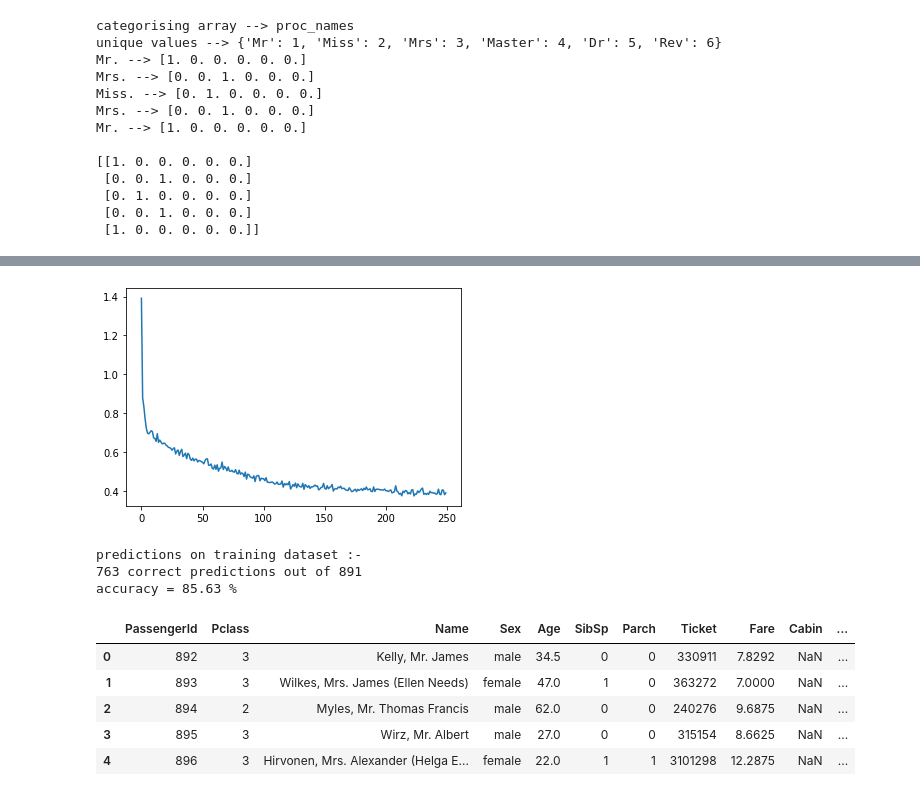
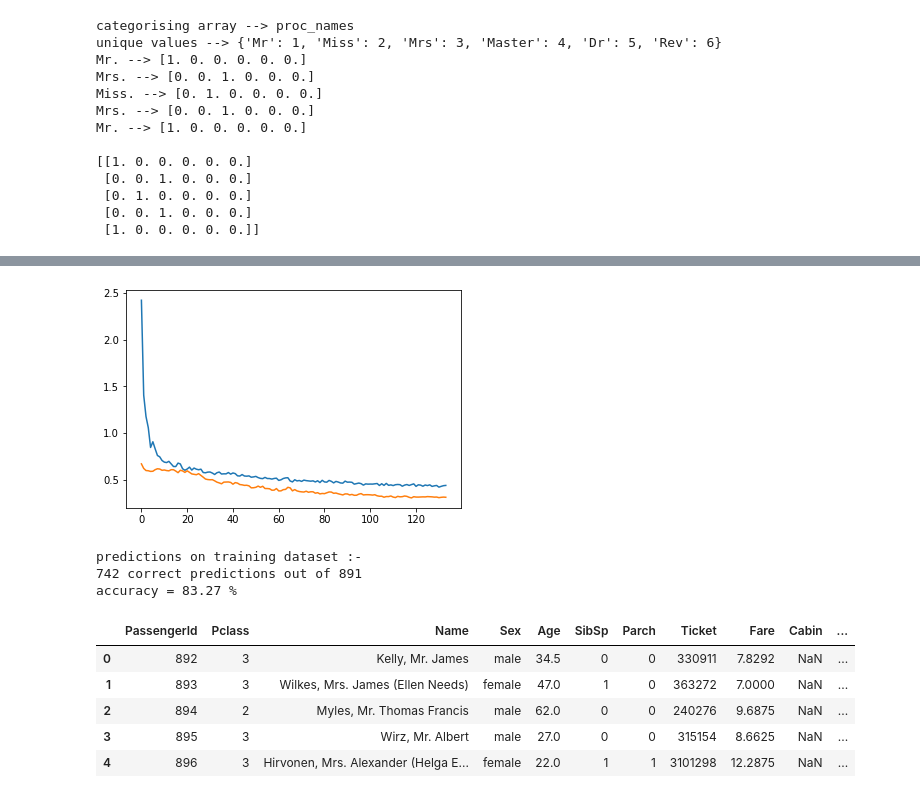
Before and after one commit to dvsh243/Kaggle-Projects, a Jupyter notebook: Titanic Survival Prediction/titanic_.ipynb, the cells around one changed output, grey strips where cells are left out. Drawn from its saved outputs; the diff is of its cells as text; code cells hidden in the pictures.

```diff
--- a/Titanic Survival Prediction/titanic_.ipynb
+++ b/Titanic Survival Prediction/titanic_.ipynb
@@ -247,7 +247,8 @@ for i in range(len(raw_sex)):
     temp = [
         p_class[i], imputed_age[i],
         siblings[i], parents[i],
-        fare[i], cat_cabin[i]
+        fare[i]
+        # cat_cabin[i]
     ]
     temp.extend(cat_sex[i])
     temp.extend(cat_region[i])
@@ -301,15 +297,15 @@ model.compile(
 from tensorflow.keras.callbacks import EarlyStopping
 
 early_stopping = EarlyStopping(
-    monitor='loss',
-    min_delta=0.0003,
-    patience=40,
+    monitor='val_loss',
+    min_delta=0.0001,
+    patience=15,
     restore_best_weights=False,
 )
 # %%
 history = model.fit(
     train_x, train_y,
-    # validation_split=0.1,
+    validation_split=0.06,
     callbacks=[early_stopping],
     epochs=250,
     verbose=2
@@ -338,12 +334,12 @@ Epoch 250/250
 # %%
 import matplotlib.pyplot as plt
 
 # plt.plot( history.history['accuracy'] )
 plt.plot( history.history['loss'] )
-# plt.plot( history.history['val_loss'] )
+plt.plot( history.history['val_loss'] )
 plt.show()
 # %% [output]
-[figure, old version]
+[figure, new version]
 # %%
 # predicting on the testing data
 
@@ -364,8 +360,8 @@ print(f"{correct} correct predictions out of {len(predictions)}")
 print(f"accuracy = { str((correct / len(predictions)) * 100)[:5] } %")
 # %% [output]
 predictions on training dataset :-
-763 correct predictions out of 891
-accuracy = 85.63 %
+742 correct predictions out of 891
+accuracy = 83.27 %
 # %%
 test_df = pd.read_csv('test.csv')
 
```
Also changed, not shown: parts of 9 cells of this notebook, 5 other files.
